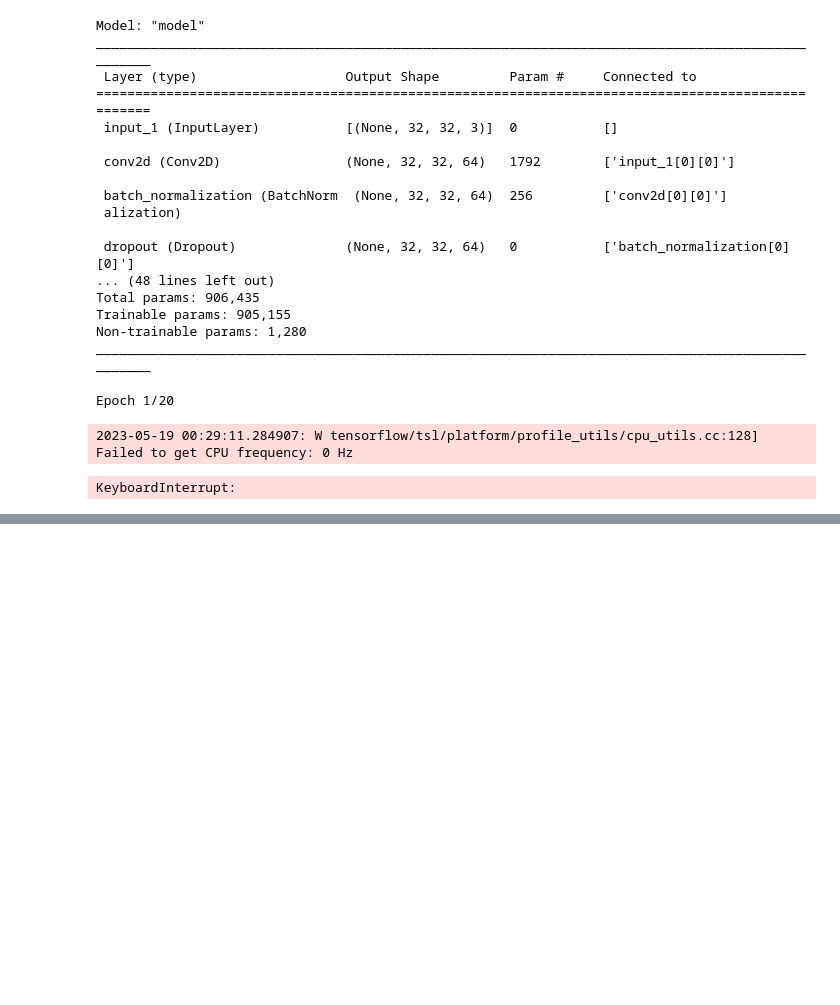
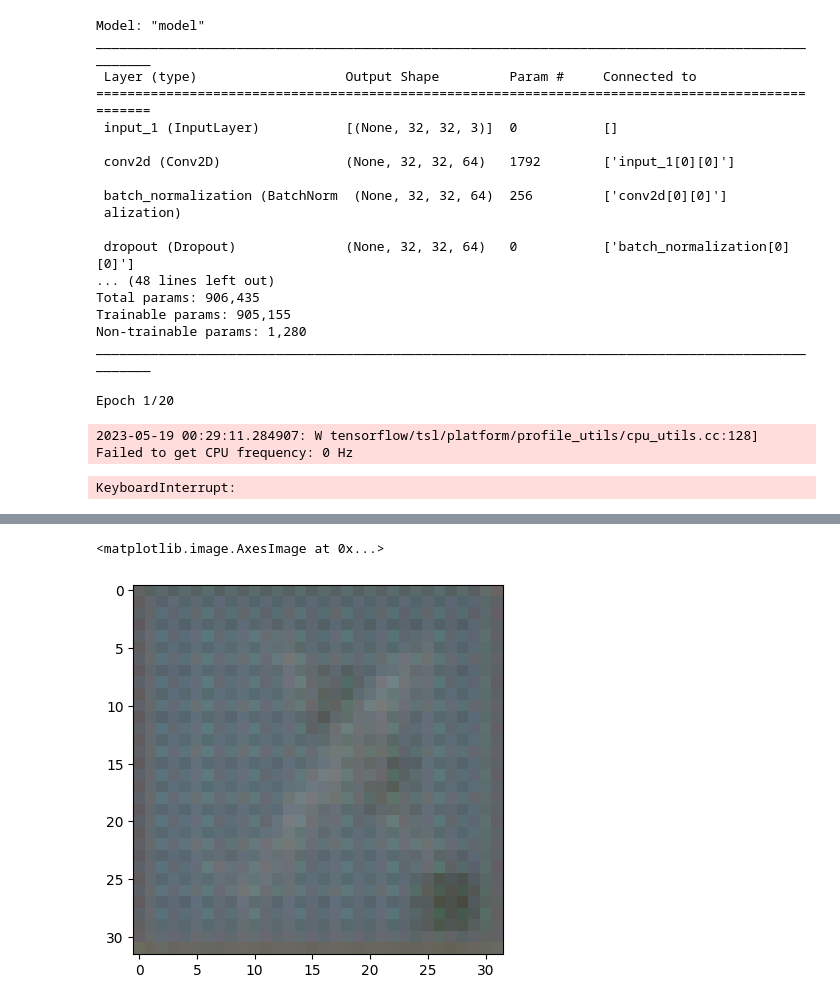
Before and after one commit to ffyycc/deep-learning-mosaic, a Jupyter notebook: decode-mosaic-unet_improve.ipynb, the cells around one changed output, grey strips where cells are left out. Saved outputs shown, nothing was run; the diff lists cells and outputs as text; code cells hidden in the pictures; blank space fills up the shorter version.

Commit message:
push two models

```diff
--- a/decode-mosaic-unet_improve.ipynb
+++ b/decode-mosaic-unet_improve.ipynb
@@ -101,0 +127,5 @@ KeyboardInterrupt:
+# %%
+im = sample_images[0]
+impainted_image = model.predict(im.reshape((1,)+im.shape))
+plt.imshow(impainted_image.reshape(impainted_image.shape[1:]))
+# %% [output]
@@ -102,3 +133,5 @@ KeyboardInterrupt:
+<matplotlib.image.AxesImage at 0x...>
+[figure, added]
 # %%
 model.save('improved_Unet.h5')
 # %%
```
Also changed, not shown: parts of 4 cells of this notebook, 2 other files.
